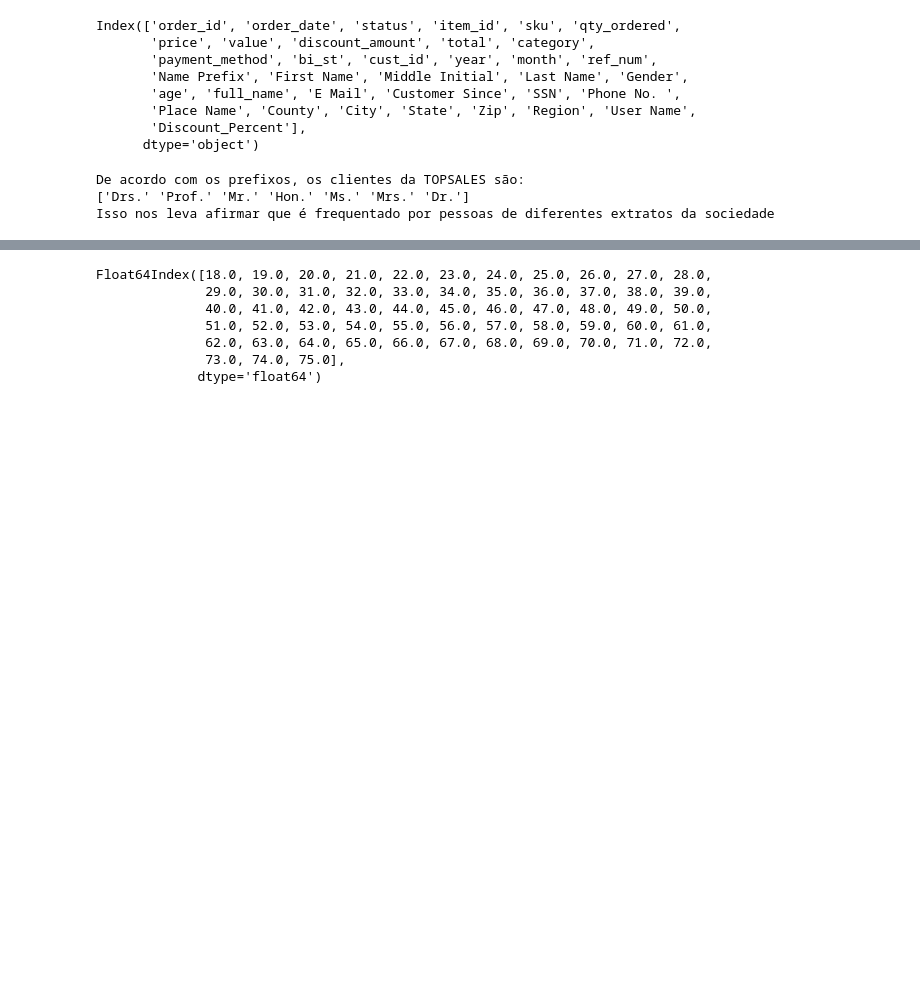
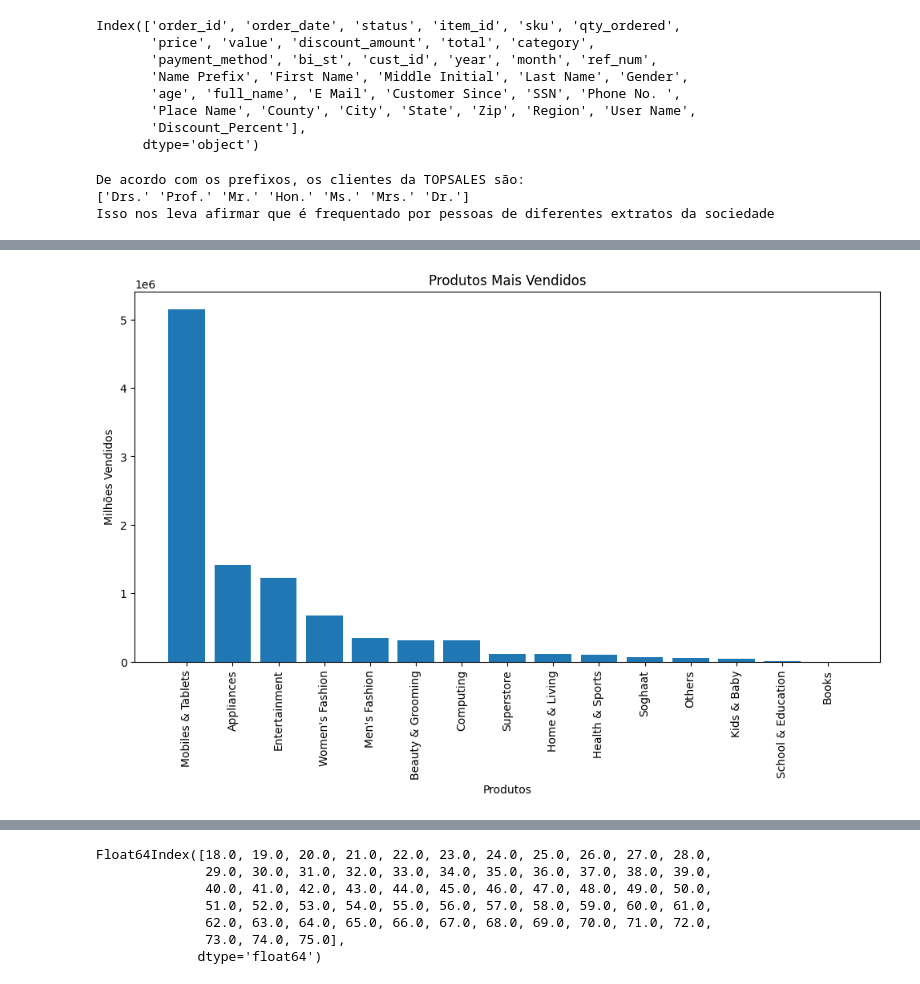
Before and after one commit to Gcango/Analise_Exploratorio_dos_Dados_da_TopSeles, a Jupyter notebook: Analise_Exploratoria_TopSeles.ipynb, the cells around one changed output, grey strips where cells are left out. Saved outputs shown, nothing was run; the diff lists cells and outputs as text; code cells hidden in the pictures; blank space fills up the shorter version.

```diff
--- a/Analise_Exploratoria_TopSeles.ipynb
+++ b/Analise_Exploratoria_TopSeles.ipynb
@@ -192,0 +223,3 @@ Isso nos leva afirmar que é frequentado por pessoas de diferentes extratos da s
+# %%
+prod_vendidos = dados.groupby(['category'])['total'].sum().reset_index().sort_values(by='total', ascending=False)
+prod_vendidos
@@ -192,0 +243,10 @@ Isso nos leva afirmar que é frequentado por pessoas de diferentes extratos da s
+# %%
+plt.figure(figsize=(12,6))
+plt.bar(prod_vendidos.category, prod_vendidos.total)
+plt.xticks(rotation=90)
+plt.xlabel('Produtos')
+plt.ylabel('Milhões Vendidos')
+plt.title('Produtos Mais Vendidos')
+plt.show()
+# %% [output]
+[figure, added]
```
Also changed, not shown: parts of 29 cells of this notebook.
